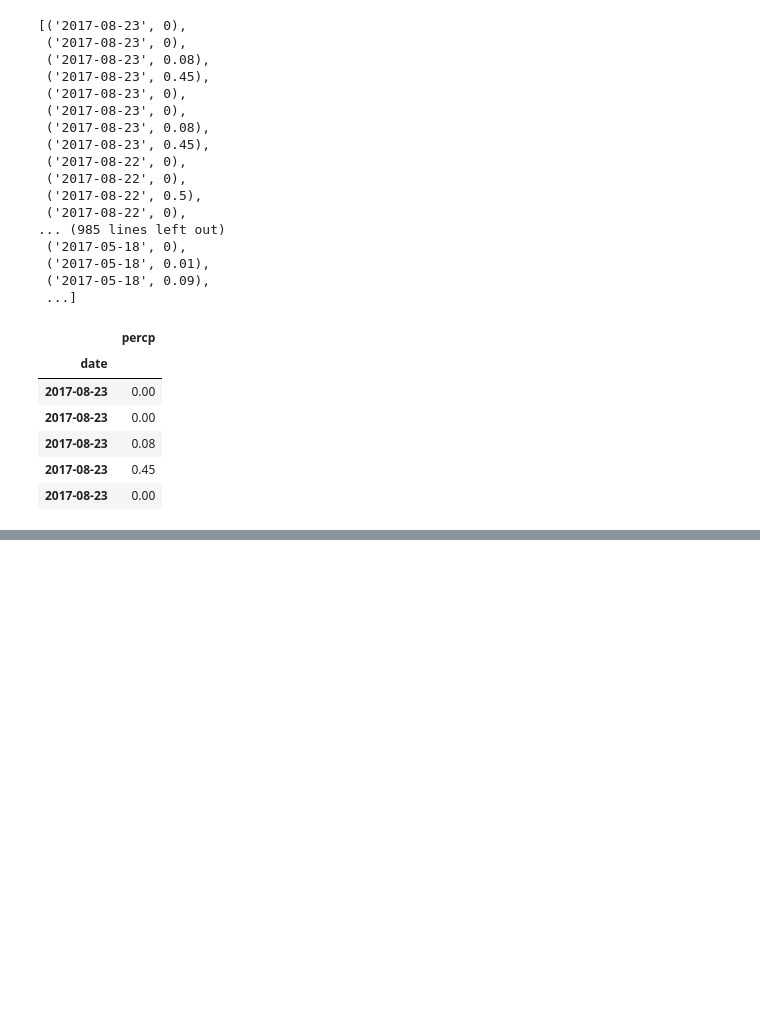
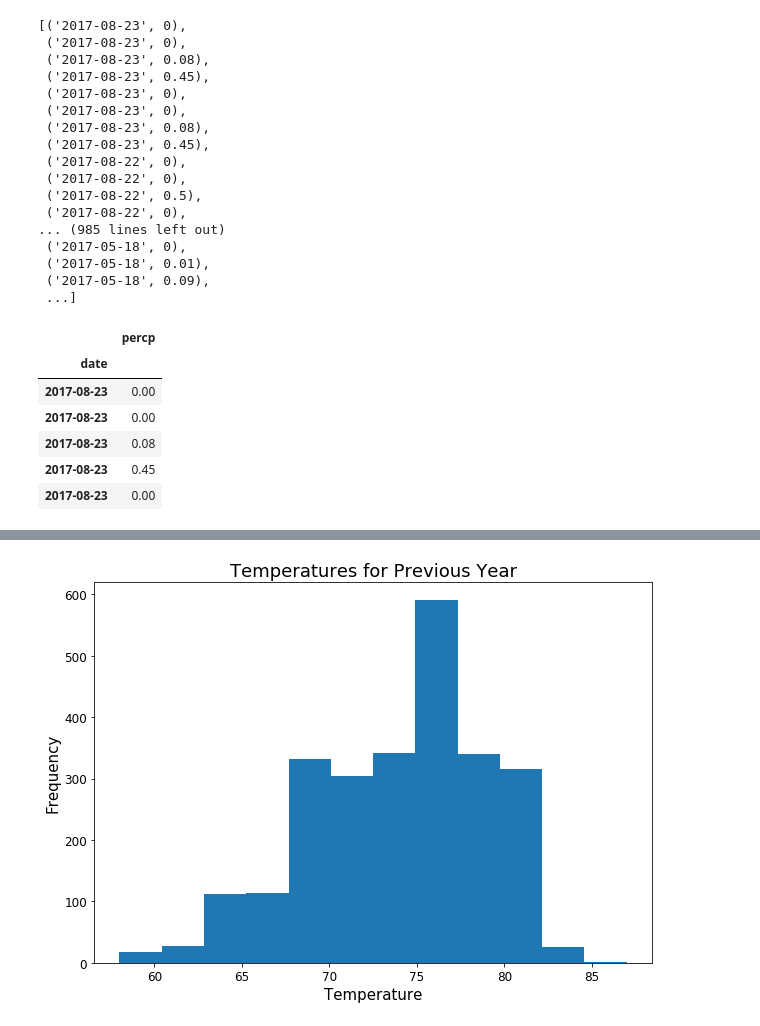
Before and after one commit to sram29/Adv-Data-Retrieval, a Jupyter notebook: Climate_Analysis.ipynb, the cells around one changed output, grey strips where cells are left out. Drawn from its saved outputs; the diff is of its cells as text; code cells hidden in the pictures; blank space fills up the shorter version.

```diff
--- a/Climate_Analysis.ipynb
+++ b/Climate_Analysis.ipynb
@@ -82,0 +141,29 @@ plt.show()
+# %%
+temp = (session
+        .query(Measure.tobs)
+        .filter(Measure.date > '2017-01-01'))
+
+# create numpy array to hold tobs values
+temp_values = []
+
+for tem in temp:
+
+    temp_values.append(tem[0])
+
+temp_values = np.array(temp_values)
+
+plt.figure(figsize=(10, 7))
+plt.hist(temp_values, bins=12)
+
+# change fontsize of x and y ticks
+plt.xticks(fontsize=12)
+plt.yticks(fontsize=12)
+
+# add title and axis labels
+plt.title('Temperatures for Previous Year', fontsize=18)
+plt.xlabel('Temperature', fontsize=15)
+plt.ylabel('Frequency', fontsize=15)
+
+plt.show()
+# %% [output]
+[figure, added]
```
Also changed, not shown: parts of 6 cells of this notebook, 3 other files.
